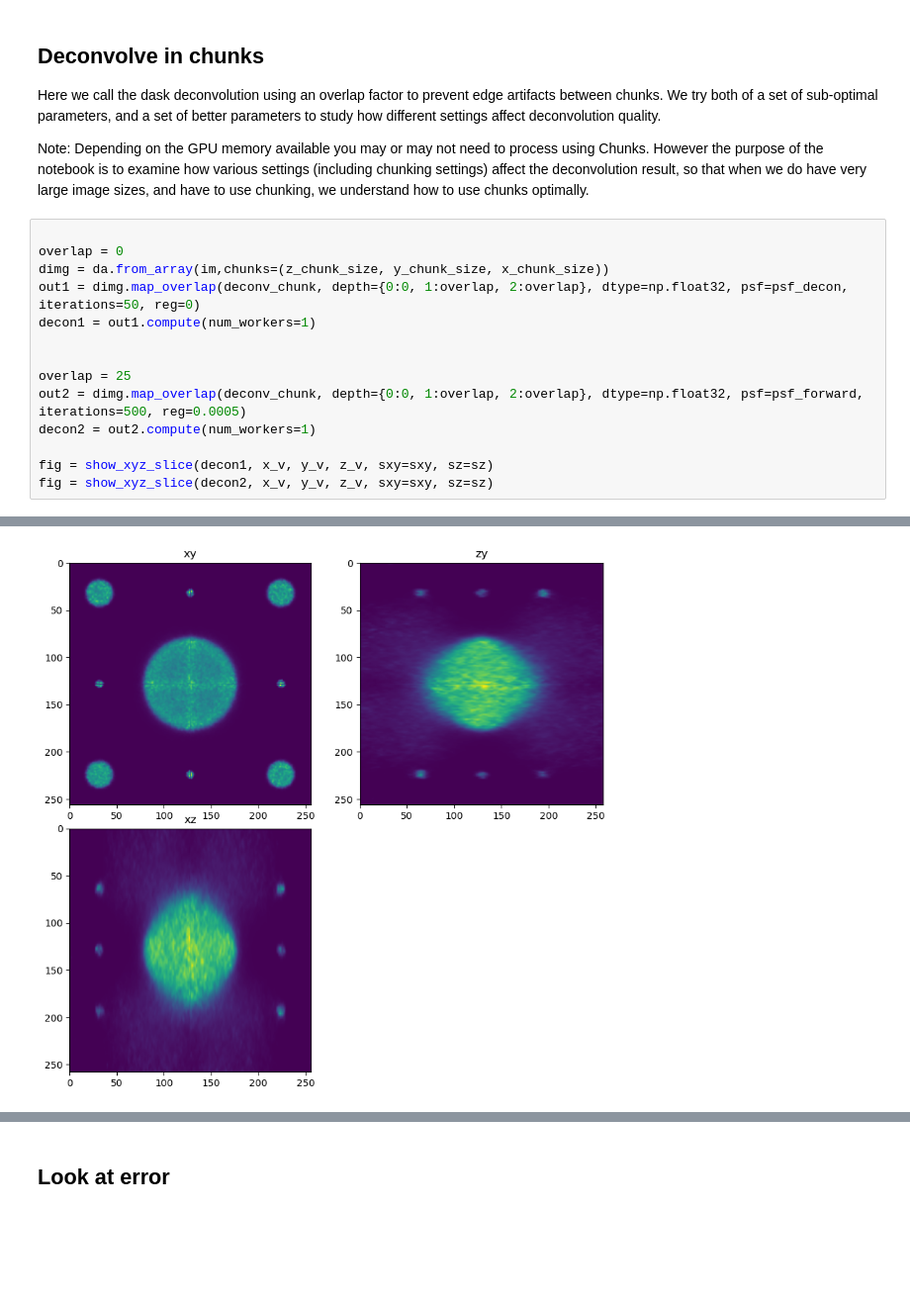
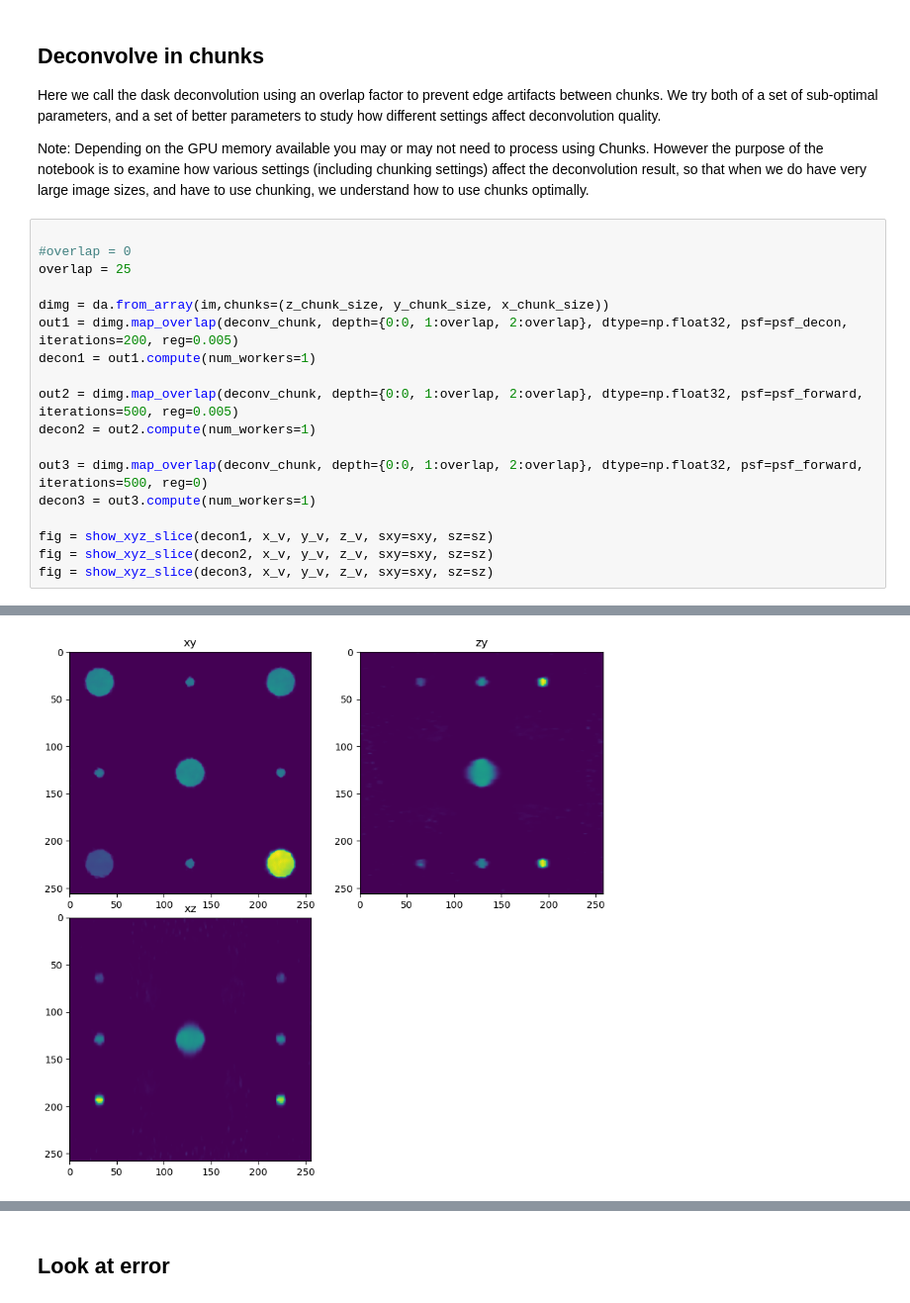
Before and after one commit to True-North-Intelligent-Algorithms/deconvolution-gpu-dl-course, a Jupyter notebook: docs/20_deconvolution/90_decon_systems_design.ipynb, the cells around one changed output, grey strips where cells are left out. Shown at 99% size. Drawn from its saved outputs; the diff is of its cells as text; blank space fills up the shorter version.

```diff
--- a/docs/20_deconvolution/90_decon_systems_design.ipynb
+++ b/docs/20_deconvolution/90_decon_systems_design.ipynb
@@ -243,16 +246,20 @@ Here we call the dask deconvolution using an overlap factor to prevent edge arti
 Note:  Depending on the GPU memory available you may or may not need to process using Chunks.  However the purpose of the notebook is to examine how various settings (including chunking settings) affect the deconvolution result, so that when we do have very large image sizes, and have to use chunking, we understand how to use chunks optimally.
 # %%
 
-overlap = 0
+#overlap = 0
+overlap = 25
+
 dimg = da.from_array(im,chunks=(z_chunk_size, y_chunk_size, x_chunk_size))
-out1 = dimg.map_overlap(deconv_chunk, depth={0:0, 1:overlap, 2:overlap}, dtype=np.float32, psf=psf_decon, iterations=50, reg=0)
+out1 = dimg.map_overlap(deconv_chunk, depth={0:0, 1:overlap, 2:overlap}, dtype=np.float32, psf=psf_decon, iterations=200, reg=0.005)
 decon1 = out1.compute(num_workers=1)
 
+out2 = dimg.map_overlap(deconv_chunk, depth={0:0, 1:overlap, 2:overlap}, dtype=np.float32, psf=psf_forward, iterations=500, reg=0.005)
+decon2 = out2.compute(num_workers=1)
 
-overlap = 25
-out2 = dimg.map_overlap(deconv_chunk, depth={0:0, 1:overlap, 2:overlap}, dtype=np.float32, psf=psf_forward, iterations=500, reg=0.0005)
-decon2 = out2.compute(num_workers=1)
+out3 = dimg.map_overlap(deconv_chunk, depth={0:0, 1:overlap, 2:overlap}, dtype=np.float32, psf=psf_forward, iterations=500, reg=0)
+decon3 = out3.compute(num_workers=1)
 
 fig = show_xyz_slice(decon1, x_v, y_v, z_v, sxy=sxy, sz=sz)
 fig = show_xyz_slice(decon2, x_v, y_v, z_v, sxy=sxy, sz=sz)
+fig = show_xyz_slice(decon3, x_v, y_v, z_v, sxy=sxy, sz=sz)
 # %% [output]
@@ -276 +283 @@ get lib
-[figure, old version]
+[figure, new version]
```
Also changed, not shown: parts of 13 cells of this notebook, 5 other files.
